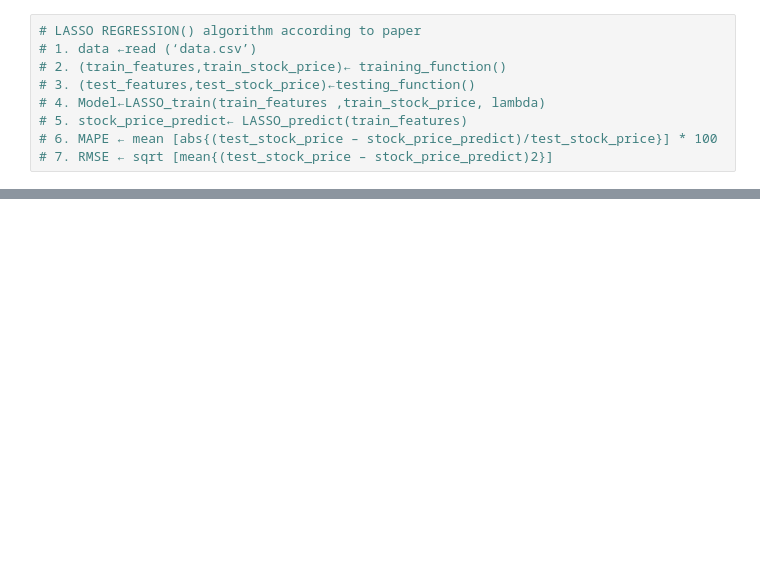
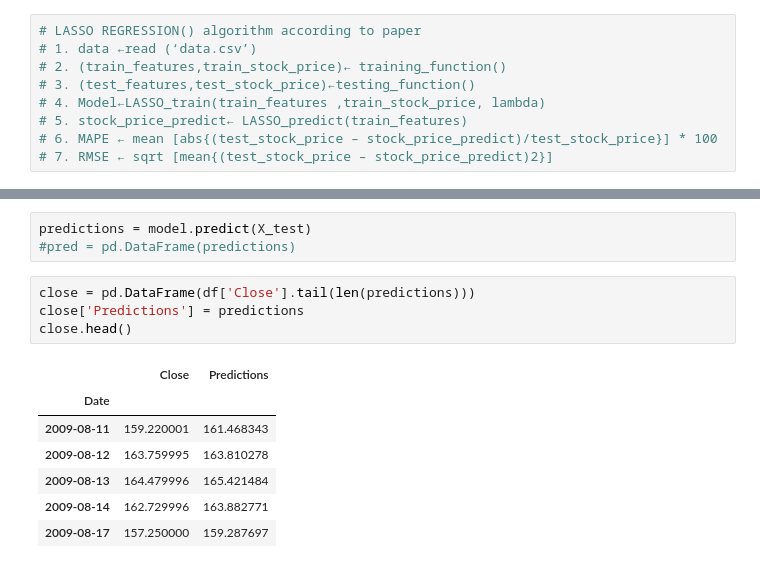
Before and after one commit to nkwleroux/YonseiAdvProgFinals, a Jupyter notebook: LassoRidge.ipynb, the cells around one changed output, grey strips where cells are left out. Drawn from its saved outputs; the diff is of its cells as text; blank space fills up the shorter version.

```diff
--- a/LassoRidge.ipynb
+++ b/LassoRidge.ipynb
@@ -365,0 +81,15 @@ def calculate_rmse(stock_actual_price, stock_price_predict):
+# %%
+predictions = model.predict(X_test)
+#pred = pd.DataFrame(predictions)
+# %%
+close = pd.DataFrame(df['Close'].tail(len(predictions)))
+close['Predictions'] = predictions
+close.head()
+# %% [output]
+|  | Close | Predictions |
+| Date |  |  |
+| 2009-08-11 | 159.220001 | 161.468343 |
+| 2009-08-12 | 163.759995 | 163.810278 |
+| 2009-08-13 | 164.479996 | 165.421484 |
+| 2009-08-14 | 162.729996 | 163.882771 |
+| 2009-08-17 | 157.250000 | 159.287697 |
```
Also changed, not shown: parts of 34 cells of this notebook.
